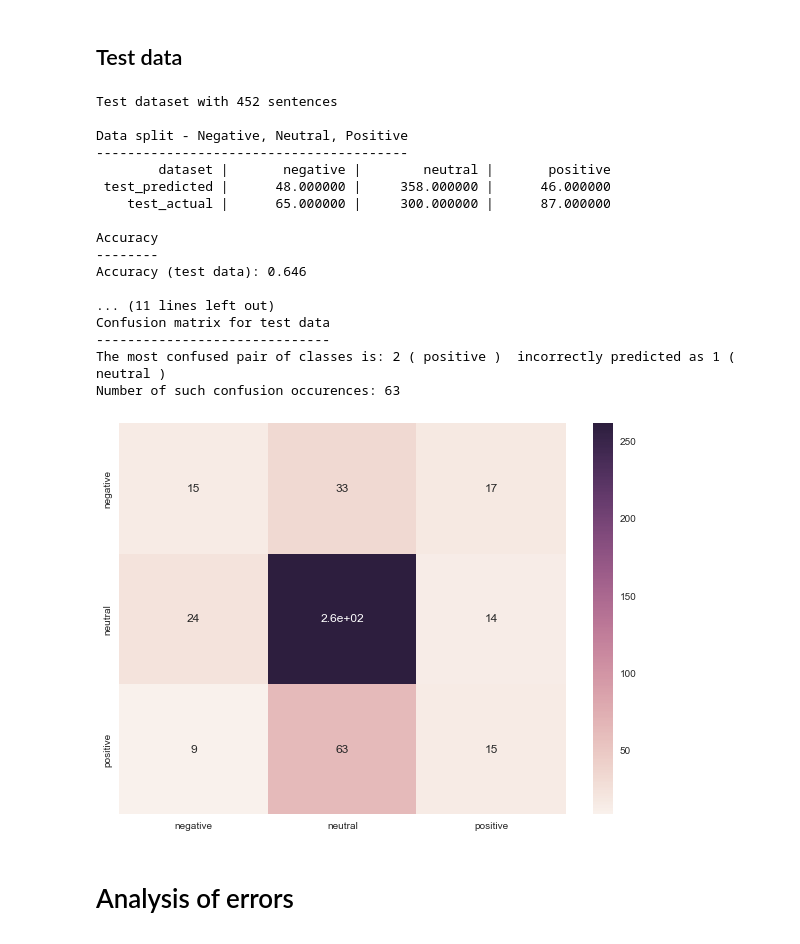
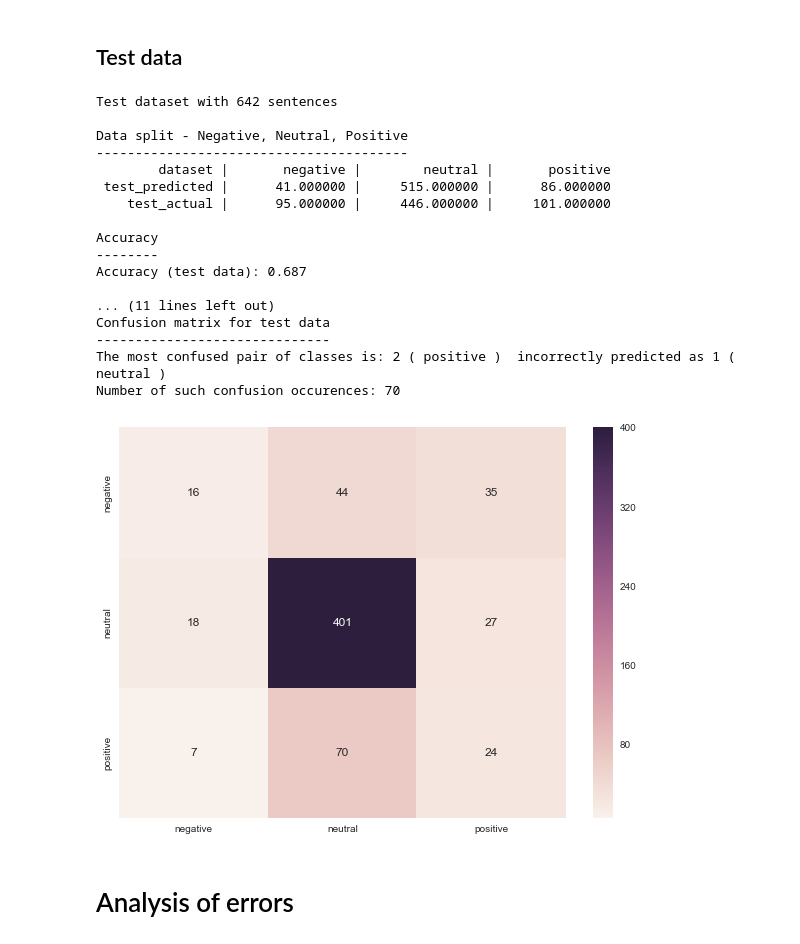
Before and after one commit to adamlenart/food_drug_interaction, a Jupyter notebook: models/4_LogisticRegression-SplitDrugs-Bootstrap.ipynb, the cells around one changed output. Cells and saved outputs as stored; diff of their text form; code cells hidden in the pictures.

```diff
--- a/models/4_LogisticRegression-SplitDrugs-Bootstrap.ipynb
+++ b/models/4_LogisticRegression-SplitDrugs-Bootstrap.ipynb
@@ -55,8 +47,8 @@ array(['ACE inhibitor', 'Antacid', 'GLP-1', 'Thyroxine', 'Statin',
        'Acetaminophen', 'Digoxin', 'Isoniazid', 'Antihistamine', 'MOAI',
        'Analgesics', 'Bronchodialators'], dtype=object)
 # %%
-df_train = df[(df.Drug != "Statin") & (df.Drug != "Isoniazid")]
-df_test = df[(df.Drug == "Statin") | (df.Drug == "Isoniazid")]
+df_train = df[(df.Drug != "Statin") & (df.Drug != "Isoniazid") & (df.Drug != "Digoxin")]
+df_test = df[(df.Drug == "Statin") | (df.Drug == "Isoniazid") | (df.Drug == "Digoxin")]
 # %%
 drugs = df_train.Drug.unique()
 print drugs
@@ -353,40 +345,40 @@ print "------------------------------"
 
 array = confusion_matrix(test_labels, predicted_labels_LR2)
 df_cm = pd.DataFrame(array, index = ["negative", "neutral", "positive"],
                   columns = ["negative", "neutral", "positive"])
 plt.figure(figsize = (10,7))
-sn.heatmap(df_cm, annot=True)
+sn.heatmap(df_cm, annot=True, fmt='g')
 
 
 # Find the most confused pair
 cm3 = confusion_matrix(test_labels, predicted_labels_LR2)  # copy the cm matrix so that can modify the copy without affecting original cm
 np.fill_diagonal(cm3, 0)  # set the values in the diagonal = 0 to obtain number of confused pairs matrix
 maximum_pair_idx = np.where(cm3 == cm3.max())  # returns the indices of the max value in cm matrix
 true_interaction = maximum_pair_idx[0][0]
 predicted_interaction = maximum_pair_idx[1][0]
 max_wrong_prediction = cm3[true_interaction][predicted_interaction]
 print "The most confused pair of classes is:", true_interaction, "(", classes_dict[true_interaction],")",\
 " incorrectly predicted as", predicted_interaction, "(", classes_dict[predicted_interaction],")"
 print "Number of such confusion occurences:", max_wrong_prediction
 # %% [output]
-Test dataset with 452 sentences
+Test dataset with 642 sentences
 
 Data split - Negative, Neutral, Positive
 ----------------------------------------
         dataset |       negative |        neutral |       positive
- test_predicted |      48.000000 |     358.000000 |      46.000000
-    test_actual |      65.000000 |     300.000000 |      87.000000
+ test_predicted |      41.000000 |     515.000000 |      86.000000
+    test_actual |      95.000000 |     446.000000 |     101.000000
 
 Accuracy
 --------
-Accuracy (test data): 0.646
+Accuracy (test data): 0.687
 
 ... (11 lines left out)
 Confusion matrix for test data
 ------------------------------
 The most confused pair of classes is: 2 ( positive )  incorrectly predicted as 1 ( neutral )
-Number of such confusion occurences: 63
+Number of such confusion occurences: 70
-[figure, old version]
+[figure, new version]
 # %% [markdown]
 # Analysis of errors
 # %% [markdown]
```
Also changed, not shown: parts of 15 cells of this notebook, 4 other files.
